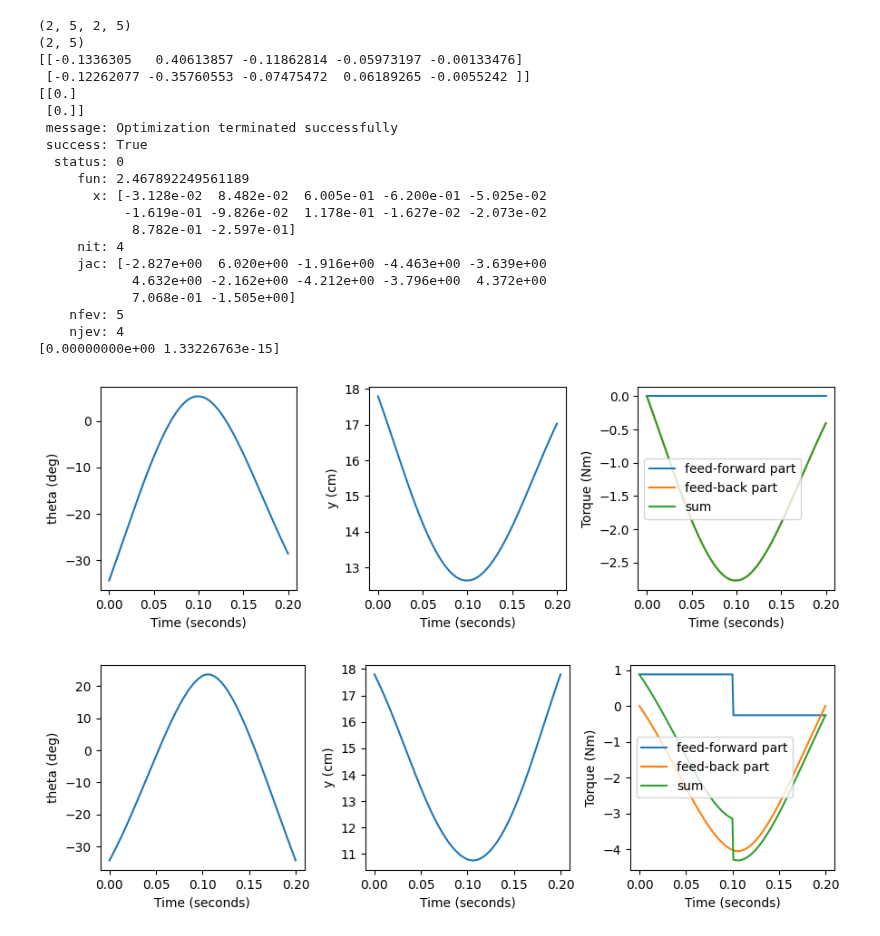
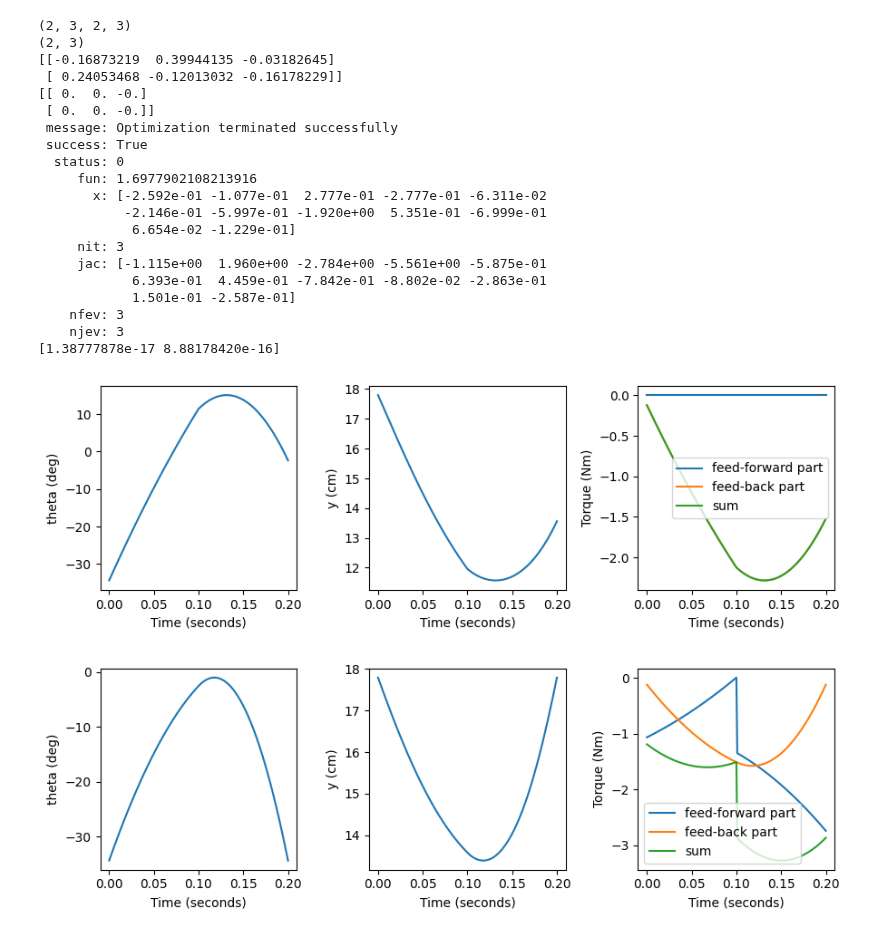
Before and after one commit to JGSuw/hsa_hopper_control, a Jupyter notebook: notebooks/hop_controller_combined.ipynb, the cells around one changed output. Drawn from its saved outputs; the diff is of its cells as text; code cells hidden in the pictures.

Commit message:
Updated hop_controller_combined notebook to reflect changes in previous commit (HSAModel update) and in preparation for adding trajectory tracking capability to the HopController

```diff
--- a/notebooks/hop_controller_combined.ipynb
+++ b/notebooks/hop_controller_combined.ipynb
@@ -8,8 +8,9 @@ from matplotlib import pyplot as plt
 
 # load hsa potential
 # with open('hsa_model.yaml','r') as f:
-#     potential_attributes = yaml.load(f,yaml.Loader)
-# potential = HSAModel.make_from_dict(potential_attributes)
+#     model_attrs = yaml.load(f,yaml.Loader)
+# hsa_model = HSAModel.make_from_dict(model_attrs)
+hsa_model=None
 
 # load actuator model
 with open('no_hsa_model.yaml', 'r') as f:
@@ -28,16 +29,16 @@ tf = .2
 total_mass = 1.5
 dynamics_params = DynamicsParameters(
     J=J,
-    m_cart=total_mass-m_foot,
+    m_cart=total_mass-m_foot/2,
     m_foot=m_foot,
-    bx=bx,
-    by=0.,
+    bx=1*bx,
+    by=0,
     bl=bl,
-    Kx=4.,
-    x0=x_td,
+    Kx=2.5,
+    x0=x0,
     kinematics=kin_params,
-    hsa_potential=None,
-    psi = -45
+    hsa_model=hsa_model,
+    psi = 0*np.pi/180
 )
 
 # kinematics functions
@@ -52,10 +53,10 @@ stance_boundary_cond = {
     'xN' : x_td,
     'y1' : float(y(x_td)),
     'yN' : float(y(x_td)),
-    'ydot1' : -0.7,
-    'ydotN' : 1.
+    'ydot1' : -.60,
+    'ydotN' : 1.05
 }
-
+# stance_dynamics(np.array([x_td]),np.array([0.]),np.array([0.]),dynamics_params)
 # for velocity boundary conditions in motor coordinates, need to solve for roots of velocity equation
 from scipy.optimize import root_scalar
 stance_boundary_cond['xdot1'] = root_scalar(
@@ -68,7 +69,7 @@ stance_boundary_cond['xdotN'] = root_scalar(
 # startup boundary conditions
 startup_boundary_cond = {
     'x1' : float(root_scalar(
-            lambda theta: stance_dynamics(theta,0,0,dynamics_params),
+            lambda x: stance_dynamics(np.array([x]),np.zeros(1),np.zeros(1),dynamics_params),
             bracket=(-25*np.pi/180,0*np.pi/180)
         ).root),
     'xN' : x_td,
@@ -110,9 +111,9 @@ def euler(x0, dt, steps, dynamics_params):
     x = np.zeros((len(x0),steps+1))
     x[:,0] = x0
     for i in range(1,steps+1):
-        f = stance_dynamics(x[0,i-1],x[1,i-1],0,dynamics_params)
-        x[0,i] = x[0,i-1] + dt*x[1,i-1] + (.5*dt**2)*f
-        x[1,i] = x[1,i-1] + dt*f
+        f = stance_dynamics(x[0,[i-1]],x[1,[i-1]],0,dynamics_params)
+        x[0,[i]] = x[0,[i-1]] + dt*x[1,[i-1]] + (.5*dt**2)*f
+        x[1,[i]] = x[1,[i-1]] + dt*f
         t[i] = t[i-1] + dt
     return x,t
 
@@ -134,7 +135,7 @@ from scipy.optimize import minimize
 from hsa_hopper.collocation import CollocationParameters, HopBVP, PiecewiseInterpolation
 # generate initial guess for the stance controller solution via
 # forward simulation of passive system
-collo_params = CollocationParameters(2,5,1,3,0,tf)
+collo_params = CollocationParameters(2,3,3,3,0,tf)
 x_interp, u_interp = initial_guess(dynamics_params,
                                    collo_params,
                                    stance_boundary_cond,
@@ -145,54 +146,53 @@ z = np.zeros((collo_params.Ns,collo_params.Nx+collo_params.Nu))
 z[:,:collo_params.Nx] = x_interp.mat
 z[:,collo_params.Nx:] = u_interp.mat
 z = z.flatten(order='F')
-
 # solve optimal control problem for stance controller
 bvp = HopBVP(
     [stance_boundary_cond['x1'],
      stance_boundary_cond['xdot1']],
     [stance_boundary_cond['xN'],
      stance_boundary_cond['xdotN']],
     # [-50*np.pi/180,-20],
     # [20*np.pi/180,20],
     [-1e3,-1e3],
     [1e3, 1e3],
     dynamics_params,
     collo_params,
 )
 result = bvp.optimize(z, options = {
     'ftol': 1e-3,
-    'maxiter': 500,
+    'maxiter': 1000,
     'eps': 1e-4,
 },
 regeneration=True)
 print(result)
 print(bvp.continuity_constraints(result.x))
 x_interp_stance = PiecewiseInterpolation(bvp.c_mat,collo_params.tk)
 u_interp_stance = PiecewiseInterpolation(bvp.d_mat,collo_params.tk)
 make_interp_figure(x_interp_stance, u_interp_stance, dynamics_params)
 # %% [output]
-(2, 5, 2, 5)
-(2, 5)
-[[-0.1336305   0.40613857 -0.11862814 -0.05973197 -0.00133476]
- [-0.12262077 -0.35760553 -0.07475472  0.06189265 -0.0055242 ]]
-[[0.]
- [0.]]
+(2, 3, 2, 3)
+(2, 3)
+[[-0.16873219  0.39944135 -0.03182645]
+ [ 0.24053468 -0.12013032 -0.16178229]]
+[[ 0.  0. -0.]
+ [ 0.  0. -0.]]
  message: Optimization terminated successfully
  success: True
   status: 0
-     fun: 2.467892249561189
-       x: [-3.128e-02  8.482e-02  6.005e-01 -6.200e-01 -5.025e-02
-           -1.619e-01 -9.826e-02  1.178e-01 -1.627e-02 -2.073e-02
-            8.782e-01 -2.597e-01]
-     nit: 4
-     jac: [-2.827e+00  6.020e+00 -1.916e+00 -4.463e+00 -3.639e+00
-            4.632e+00 -2.162e+00 -4.212e+00 -3.796e+00  4.372e+00
-            7.068e-01 -1.505e+00]
-    nfev: 5
-    njev: 4
-[0.00000000e+00 1.33226763e-15]
+     fun: 1.6977902108213916
+       x: [-2.592e-01 -1.077e-01  2.777e-01 -2.777e-01 -6.311e-02
+           -2.146e-01 -5.997e-01 -1.920e+00  5.351e-01 -6.999e-01
+            6.654e-02 -1.229e-01]
+     nit: 3
+     jac: [-1.115e+00  1.960e+00 -2.784e+00 -5.561e+00 -5.875e-01
+            6.393e-01  4.459e-01 -7.842e-01 -8.802e-02 -2.863e-01
+            1.501e-01 -2.587e-01]
+    nfev: 3
+    njev: 3
+[1.38777878e-17 8.88178420e-16]
-[figure, old version]
+[figure, new version]
-[figure, old version]
+[figure, new version]
 # %%
 # generate initial guess for the startup controller solution via
 # forward simulation of passive system
```
Also changed, not shown: parts of 2 cells of this notebook.
